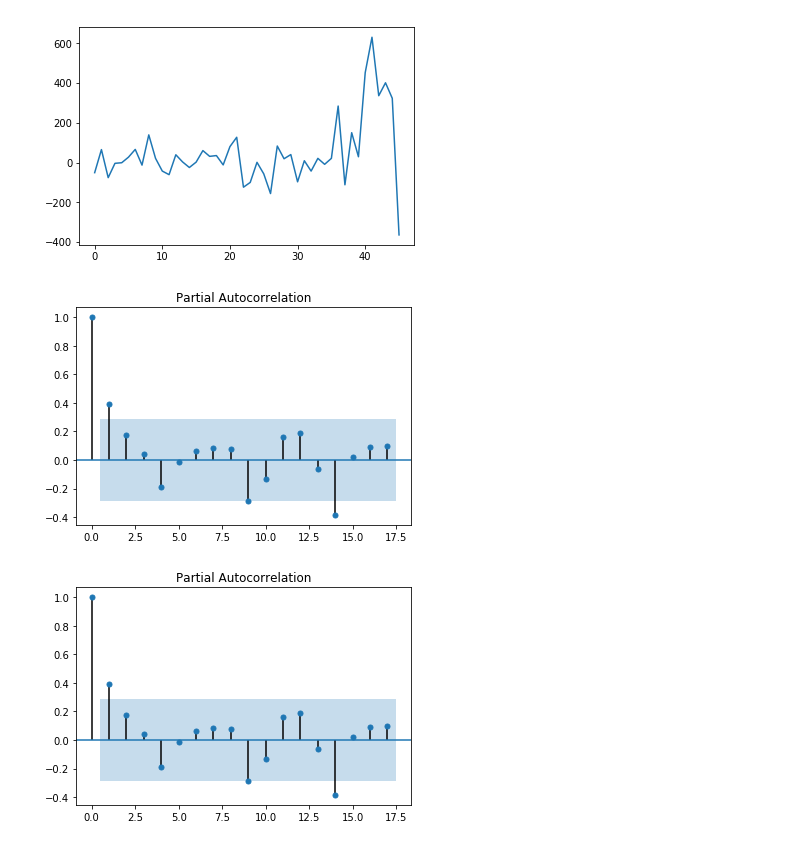
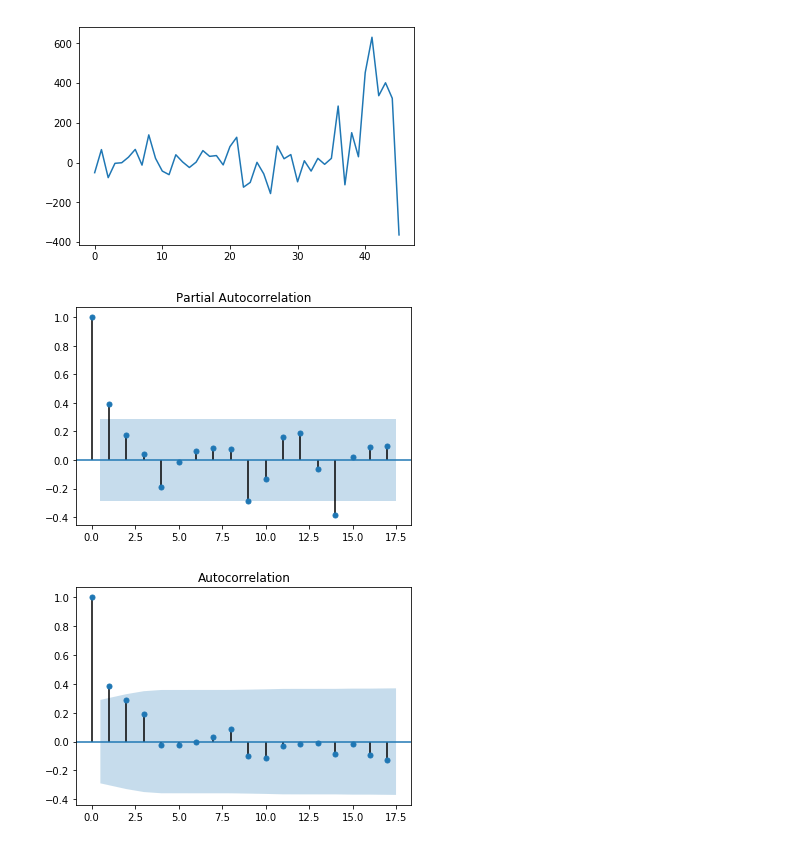
Before and after one commit to ayrus-surya/global-terrorism-analytics, a Jupyter notebook: time_series_analysis.ipynb, the cells around one changed output. Cells and saved outputs as stored; diff of their text form; code cells hidden in the pictures.

```diff
--- a/time_series_analysis.ipynb
+++ b/time_series_analysis.ipynb
@@ -81,7 +70,0 @@ Critical Values:
-# %%
-
-#series = read_csv('daily-minimum-temperatures.csv', header=0, index_col=0)
-success_array = np.array(success_array)
-success = df['success']
-plot_pacf(success_array)
-pyplot.show()
@@ -97,6 +79,6 @@ plt.plot(differenced)
 # %%
 differenced = np.array(differenced)
 plot_pacf(differenced)
+plt.show()
 # %% [output]
 [figure]
-[figure, removed]
@@ -138,0 +85,5 @@ print('Best ARIMA%s MSE=%.3f' % (best_cfg, best_score))
+# %%
+plot_acf(differenced)
+plt.show()
+# %% [output]
+[figure, added]
```
Also changed, not shown: parts of 13 cells of this notebook, 1 other file.
